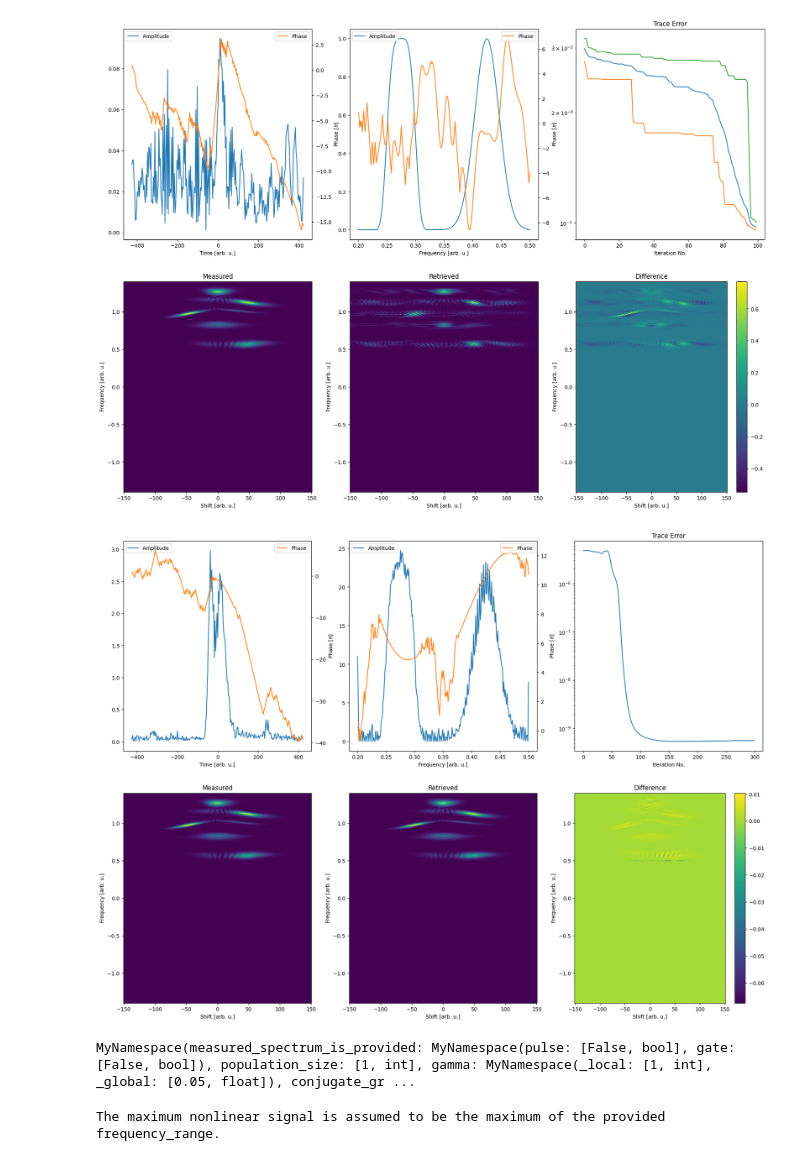
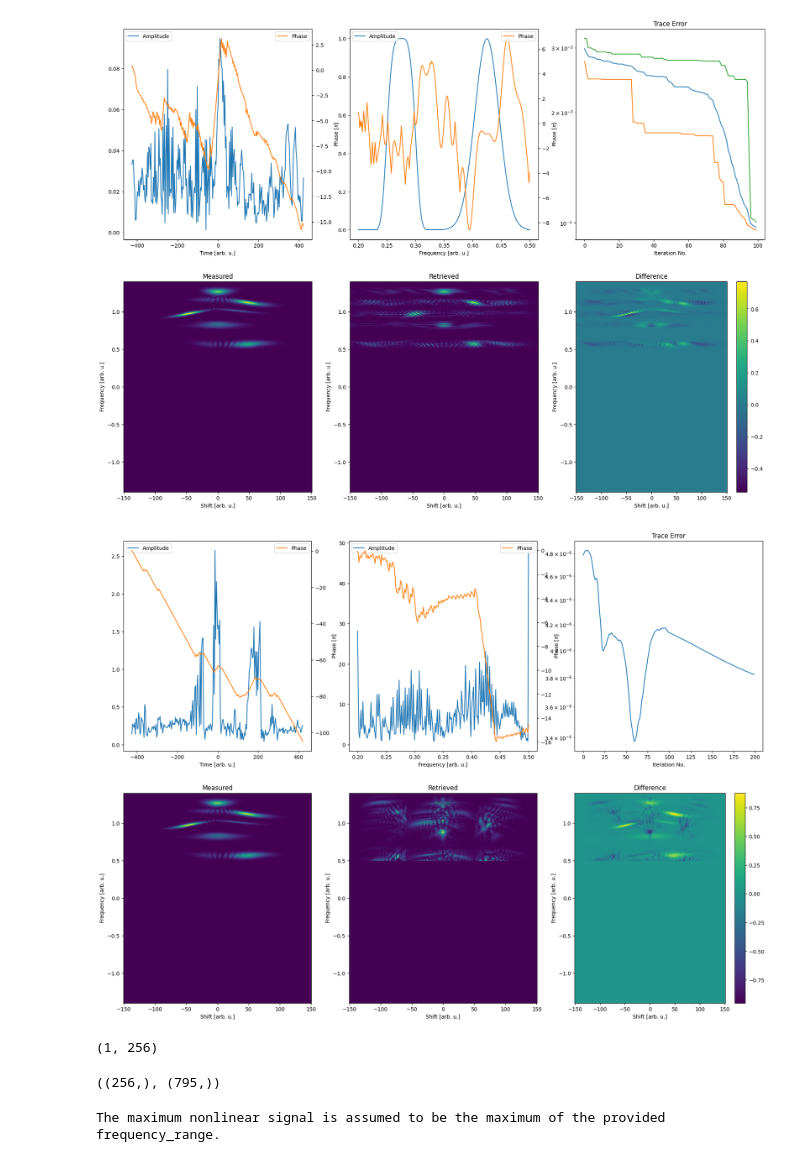
Before and after one commit to matillda123/Pulse-Retrieval-with-JAX, a Jupyter notebook: _usage_example.ipynb, the cells around one changed output. Saved outputs shown, nothing was run; the diff lists cells and outputs as text; code cells hidden in the pictures.

```diff
--- a/_usage_example.ipynb
+++ b/_usage_example.ipynb
@@ -16,6 +16,6 @@ time, frequency, pulse_t, pulse_f = mp.generate_pulse((amp0,phase0))
 delay = jnp.linspace(-150,150,128*2)
 delay, frequency_trace, trace, spectra = mp.generate_frog(time, frequency, pulse_t, pulse_f, "thg", delay, real_fields=True,
                                                           N=128*2, frequency_range=(0.5,1.4), f_range_fields=(0,1.4),
-                                                          interpolate_fft_conform=False)
+                                                          interpolate_fft_conform=True)
 # %% [output]
 An NVIDIA GPU may be present on this machine, but a CUDA-enabled jaxlib is not installed. Falling back to cpu.
@@ -37,28 +52,34 @@ gp.plot_results(final_result)
 # %%
 from pulsedjax.real_fields import frog
 
 gp = frog.PtychographicIterativeEngine(delay, frequency_trace, trace, "thg", f_range_fields=(0.5,1.4),
                                        f_range_pulse=(0.2,0.5), f_max_all_fields=1.4, seed=0)
 #gp.use_measured_spectrum(spectra.pulse[0], spectra.pulse[1], "pulse")
 
 population = gp.create_initial_population(1, "random")
 
 # gp.momentum(5, eta=0.5)
 
 gp.local_gamma = 1
 gp.global_gamma = 0.05
 # gp.r_global_method = "projection"
 gp.pie_method = "ePIE"
 
+gp.local_conjugate_gradients = "fletcher_reeves"
 
-final_result = gp.run(population, 300, 0)
+
+final_result = gp.run(population, 100, 100)
 gp.plot_results(final_result)
 # %% [output]
-[figure, old version]
+[figure, new version]
 # %%
-gp.descent_info
+gp.descent_state._local.cg.pulse.CG_direction_prev.shape
 # %% [output]
-MyNamespace(measured_spectrum_is_provided: MyNamespace(pulse: [False, bool], gate: [False, bool]), population_size: [1, int], gamma: MyNamespace(_local: [1, int], _global: [0.05, float]), conjugate_gr ...
+(1, 256)
+# %%
+gp.measurement_info.frequency.shape, gp.measurement_info.frequency_big.shape
+# %% [output]
+((256,), (795,))
 # %%
 gp = frog.GeneralizedProjection(delay, frequency_trace, trace, "thg", f_range_fields=(0.5,1.4), f_range_pulse=(0.2,0.5), seed=0)
 #gp.use_measured_spectrum(spectra.pulse[0], spectra.pulse[1], "pulse")
```
Also changed, not shown: parts of 2 cells of this notebook, 8 other files.
